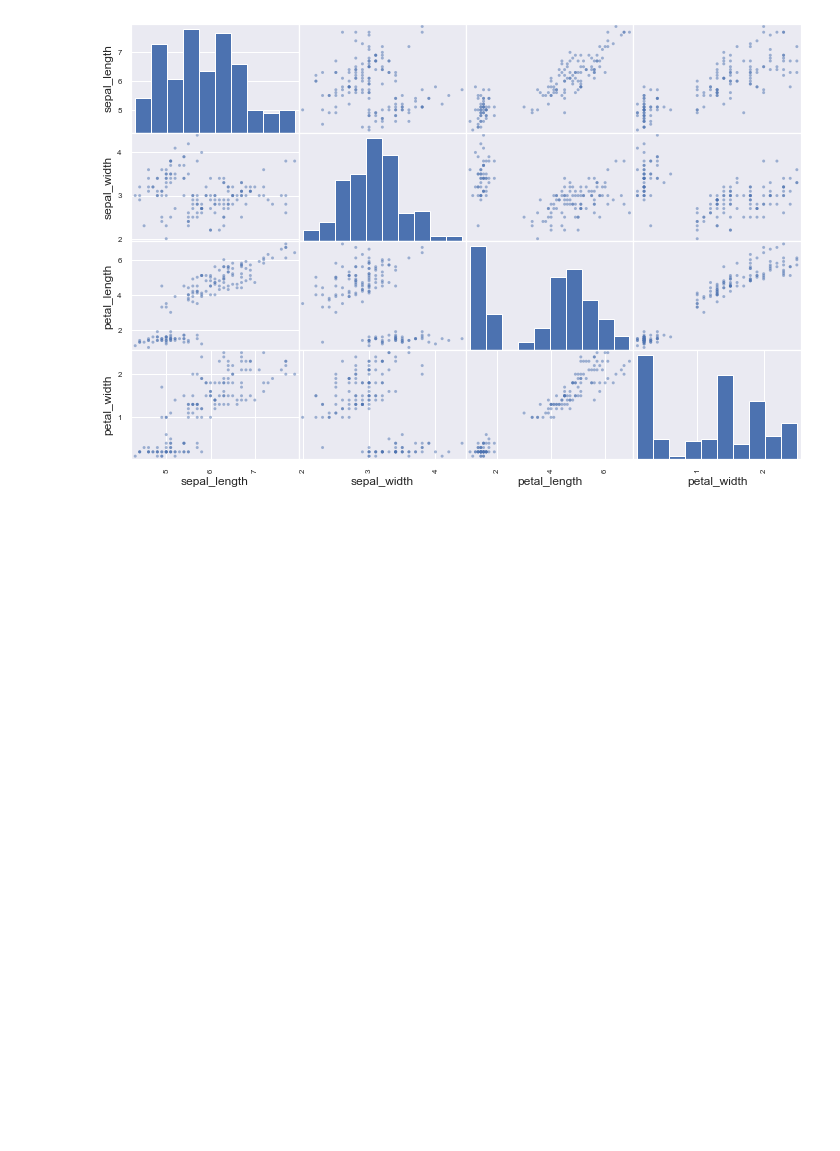
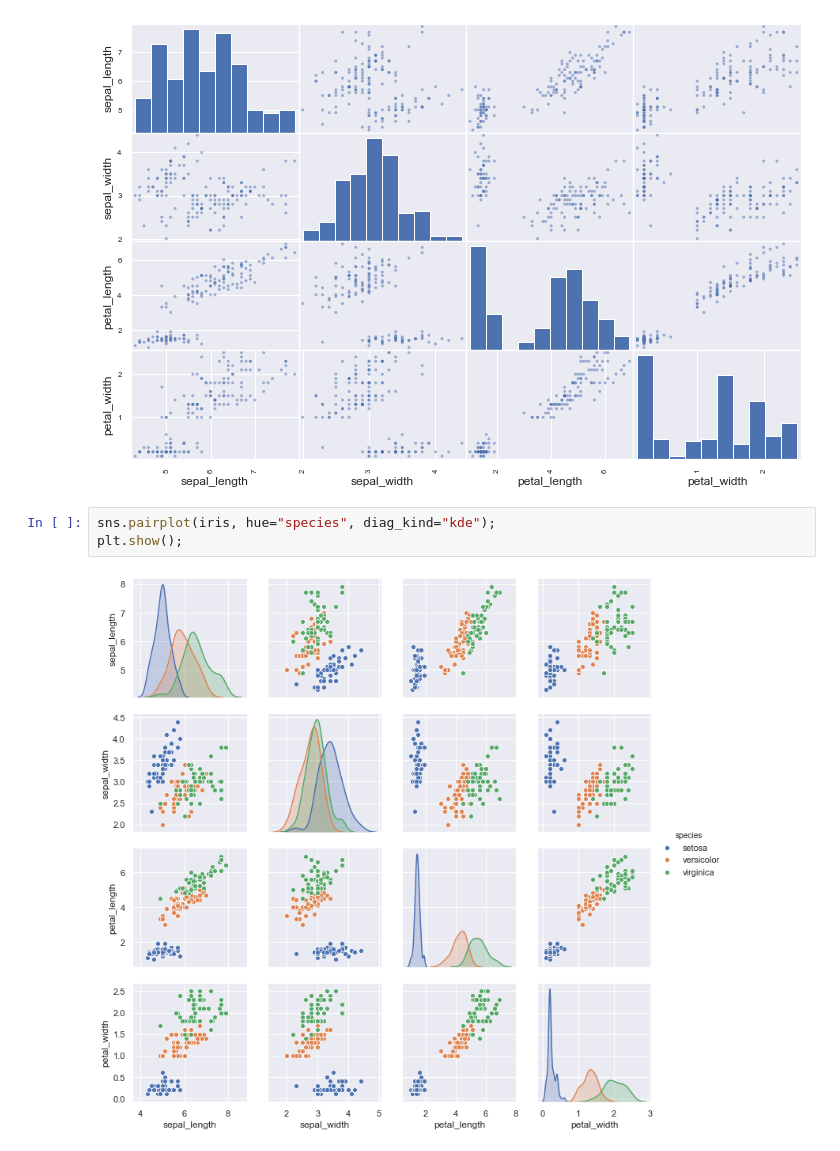
Before and after one commit to karthi689/ML-with-Python, a Jupyter notebook: 1. Anaconda/3. Presenting Data/Iris Project.ipynb, the cells around one changed output. Drawn from its saved outputs; the diff is of its cells as text; blank space fills up the shorter version.

```diff
--- a/1. Anaconda/3. Presenting Data/Iris Project.ipynb
+++ b/1. Anaconda/3. Presenting Data/Iris Project.ipynb
@@ -149,3 +149,8 @@ pd.plotting.scatter_matrix(iris, figsize = (12, 8));
 plt.show();
 # %% [output]
 [figure]
+# %%
+sns.pairplot(iris, hue="species", diag_kind="kde");
+plt.show();
+# %% [output]
+[figure, added]
```
Also changed, not shown: 2 other files.
